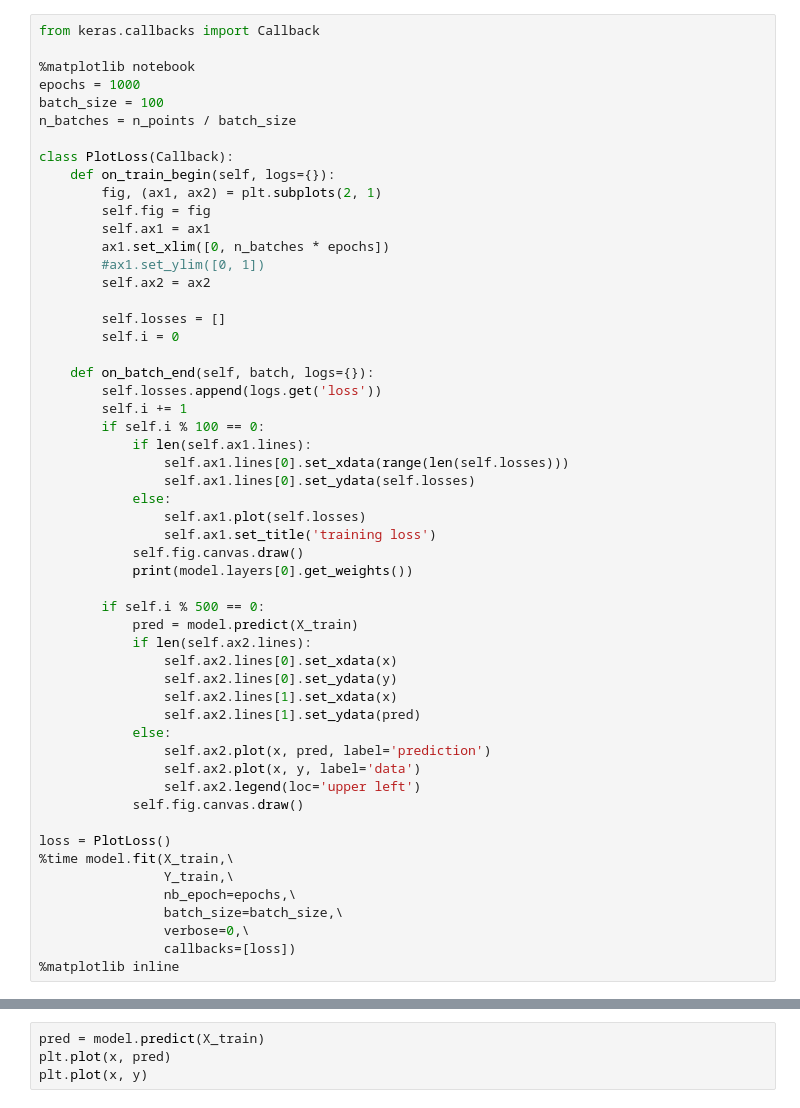
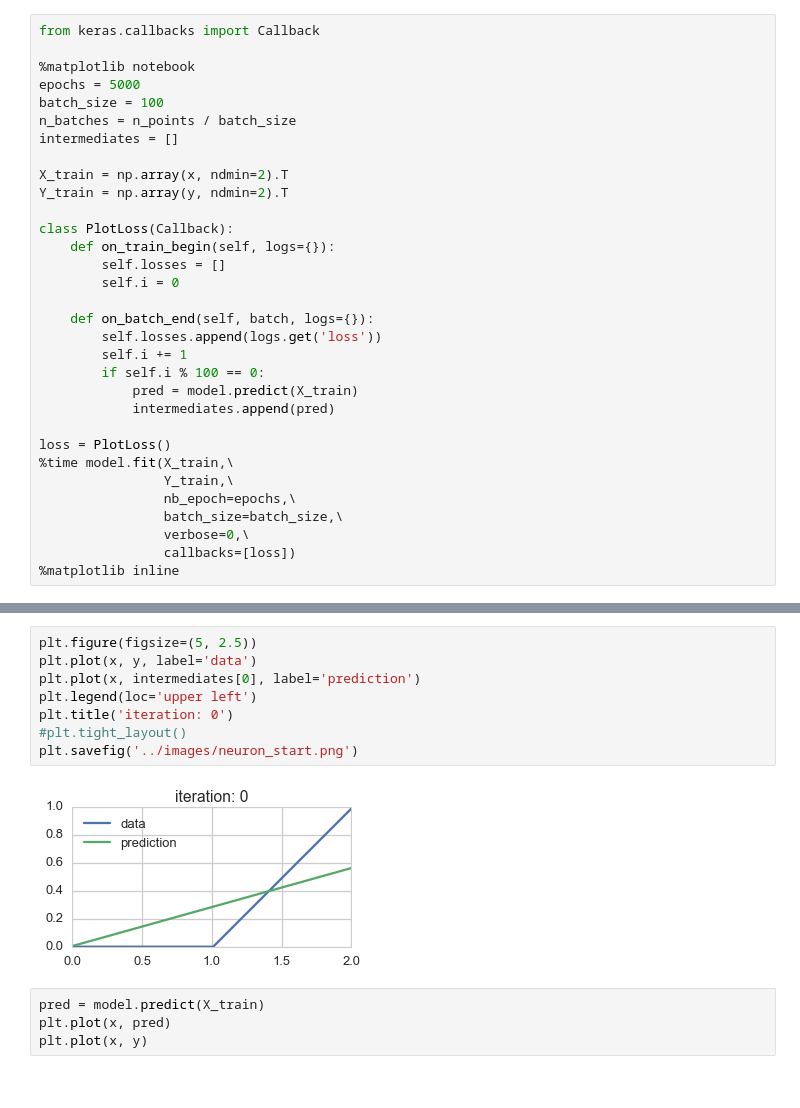
Before and after one commit to dan-tee/blog, a Jupyter notebook: content/notebooks/watch-a-single-neuron-learn.ipynb, the cells around one changed output, grey strips where cells are left out. Saved outputs shown, nothing was run; the diff lists cells and outputs as text.

```diff
--- a/content/notebooks/watch-a-single-neuron-learn.ipynb
+++ b/content/notebooks/watch-a-single-neuron-learn.ipynb
@@ -40,19 +40,16 @@ w1 = weights[1][0]
 from keras.callbacks import Callback
 
 %matplotlib notebook
-epochs = 1000
+epochs = 5000
 batch_size = 100
 n_batches = n_points / batch_size
+intermediates = []
+
+X_train = np.array(x, ndmin=2).T
+Y_train = np.array(y, ndmin=2).T
 
 class PlotLoss(Callback):
     def on_train_begin(self, logs={}):
-        fig, (ax1, ax2) = plt.subplots(2, 1)
-        self.fig = fig
-        self.ax1 = ax1
-        ax1.set_xlim([0, n_batches * epochs])
-        #ax1.set_ylim([0, 1])
-        self.ax2 = ax2
-
         self.losses = []
         self.i = 0
 
@@ -60,27 +57,8 @@ class PlotLoss(Callback):
         self.losses.append(logs.get('loss'))
         self.i += 1
         if self.i % 100 == 0:
-            if len(self.ax1.lines):
-                self.ax1.lines[0].set_xdata(range(len(self.losses)))
-                self.ax1.lines[0].set_ydata(self.losses)
-            else:
-                self.ax1.plot(self.losses)
-                self.ax1.set_title('training loss')
-            self.fig.canvas.draw()
-            print(model.layers[0].get_weights())
-
-        if self.i % 500 == 0:
             pred = model.predict(X_train)
-            if len(self.ax2.lines):
-                self.ax2.lines[0].set_xdata(x)
-                self.ax2.lines[0].set_ydata(y)
-                self.ax2.lines[1].set_xdata(x)
-                self.ax2.lines[1].set_ydata(pred)
-            else:
-                self.ax2.plot(x, pred, label='prediction')
-                self.ax2.plot(x, y, label='data')
-                self.ax2.legend(loc='upper left')
-            self.fig.canvas.draw()
+            intermediates.append(pred)
 
 loss = PlotLoss()
 %time model.fit(X_train,\
@@ -93,3 +94,13 @@ loss = PlotLoss()
+# %%
+plt.figure(figsize=(5, 2.5))
+plt.plot(x, y, label='data')
+plt.plot(x, intermediates[0], label='prediction')
+plt.legend(loc='upper left')
+plt.title('iteration: 0')
+#plt.tight_layout()
+plt.savefig('../images/neuron_start.png')
+# %% [output]
+[figure, added]
 # %%
 pred = model.predict(X_train)
 plt.plot(x, pred)
```
Also changed, not shown: parts of 5 cells of this notebook, 8 other files.
